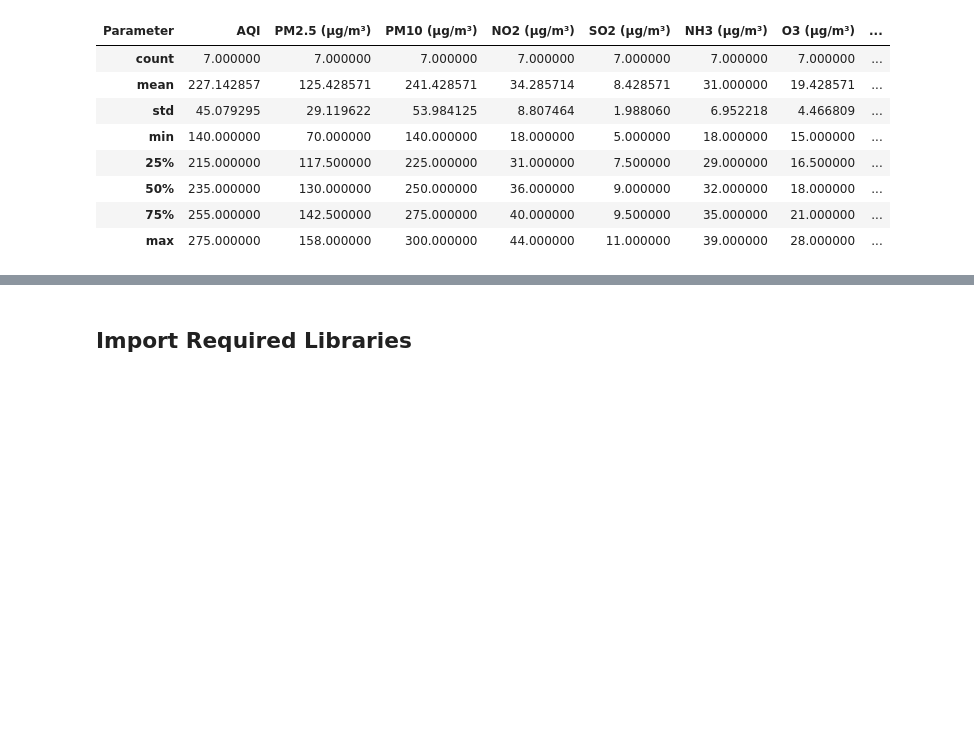
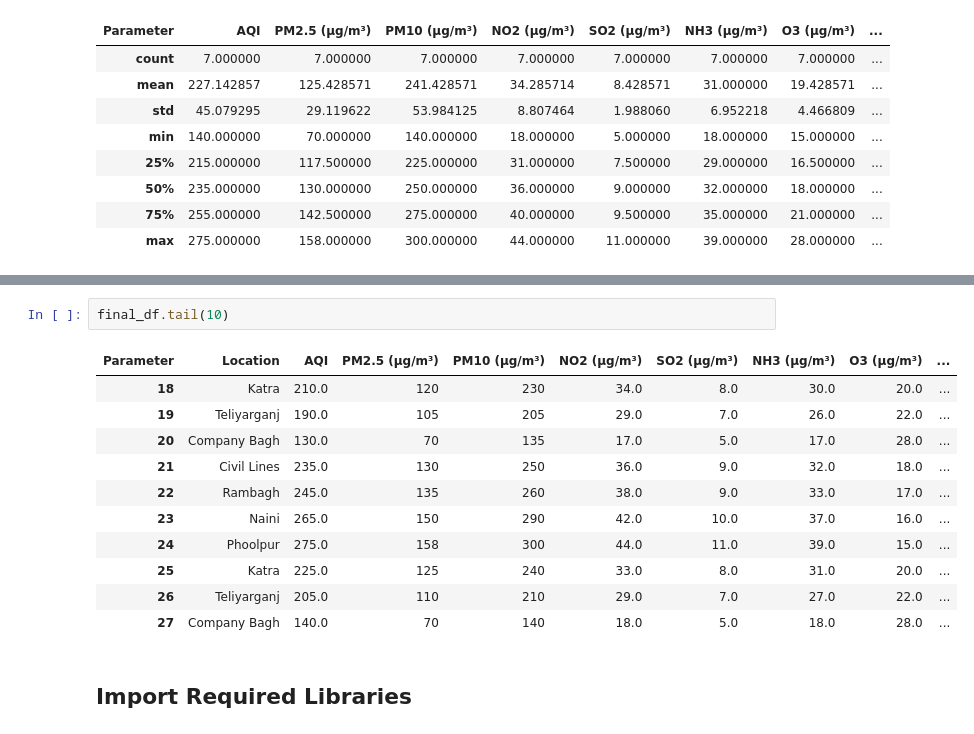
Before and after one commit to Anjalitiwari99/AQI_Prediction_System, a Jupyter notebook: notebooks/01_Data_Preprocessing.ipynb, the cells around one changed output, grey strips where cells are left out. Cells and saved outputs as stored; diff of their text form; blank space fills up the shorter version.

```diff
--- a/notebooks/01_Data_Preprocessing.ipynb
+++ b/notebooks/01_Data_Preprocessing.ipynb
@@ -648,3 +762,17 @@ df4.describe()
+# %%
+final_df.tail(10)
+# %% [output]
+| Parameter | Location | AQI | PM2.5 (µg/m³) | PM10 (µg/m³) | NO2 (µg/m³) | SO2 (µg/m³) | NH3 (µg/m³) | O3 (µg/m³) | ... |
+| 18 | Katra | 210.0 | 120 | 230 | 34.0 | 8.0 | 30.0 | 20.0 | ... |
+| 19 | Teliyarganj | 190.0 | 105 | 205 | 29.0 | 7.0 | 26.0 | 22.0 | ... |
+| 20 | Company Bagh | 130.0 | 70 | 135 | 17.0 | 5.0 | 17.0 | 28.0 | ... |
+| 21 | Civil Lines | 235.0 | 130 | 250 | 36.0 | 9.0 | 32.0 | 18.0 | ... |
+| 22 | Rambagh | 245.0 | 135 | 260 | 38.0 | 9.0 | 33.0 | 17.0 | ... |
+| 23 | Naini | 265.0 | 150 | 290 | 42.0 | 10.0 | 37.0 | 16.0 | ... |
+| 24 | Phoolpur | 275.0 | 158 | 300 | 44.0 | 11.0 | 39.0 | 15.0 | ... |
+| 25 | Katra | 225.0 | 125 | 240 | 33.0 | 8.0 | 31.0 | 20.0 | ... |
+| 26 | Teliyarganj | 205.0 | 110 | 210 | 29.0 | 7.0 | 27.0 | 22.0 | ... |
+| 27 | Company Bagh | 140.0 | 70 | 140 | 18.0 | 5.0 | 18.0 | 28.0 | ... |
 # %% [markdown]
 ## Import Required Libraries
 # %%
```
Also changed, not shown: parts of 14 cells of this notebook, 1 other file.
